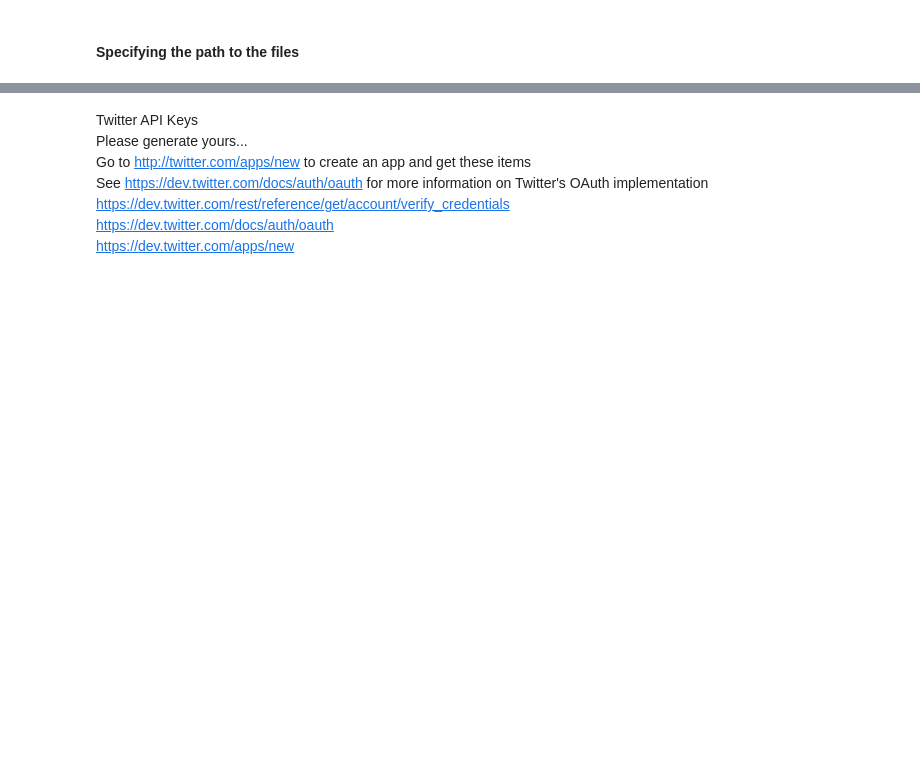
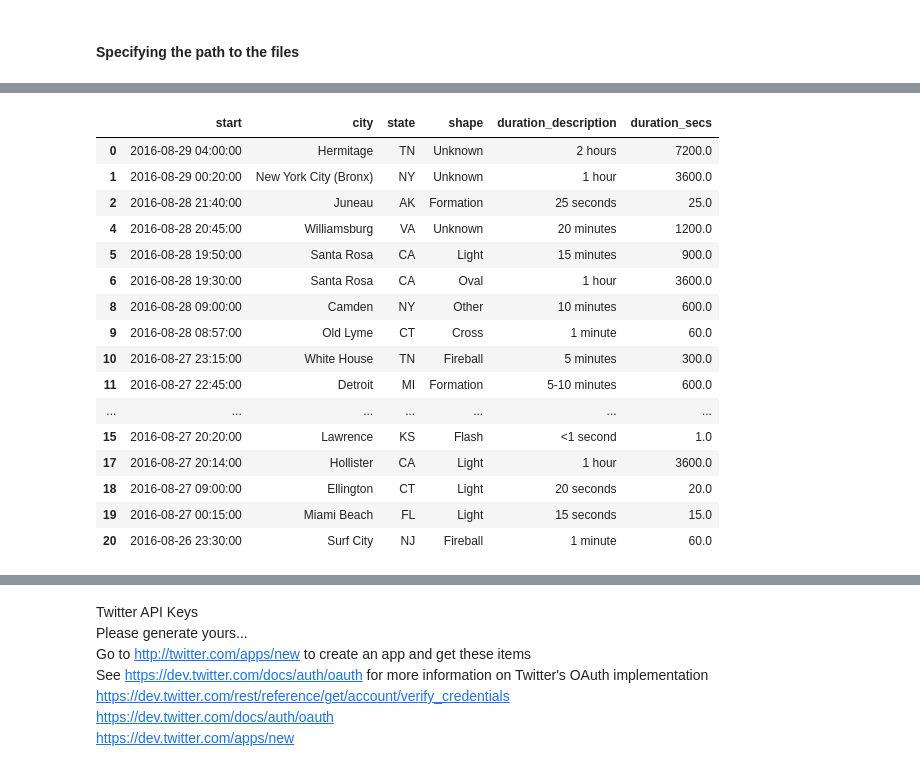
Before and after one commit to rsouza/MMD, a Jupyter notebook: notebooks/07_Spatial_Analysis_Examples.ipynb, the cells around one changed output, grey strips where cells are left out. Drawn from its saved outputs; the diff is of its cells as text; code cells hidden in the pictures; blank space fills up the shorter version.

```diff
--- a/notebooks/07_Twitter_Analysis.ipynb
+++ b/notebooks/07_Spatial_Analysis_Examples.ipynb
@@ -78,0 +142,3 @@ twitter_query = u'Earth'
+# %%
+base_url = "http://www.nuforc.org/webreports/"
+index_url = "http://www.nuforc.org/webreports/ndxevent.html"
@@ -78,0 +177,13 @@ twitter_query = u'Earth'
+# %%
+# get the index page
+raw_page = urllib.request.urlopen(index_url)
+source = BeautifulSoup(raw_page, "html5lib")
+# get all the links in the index page
+func1 = lambda x: (x.text, base_url + x['href'])
+monthly_urls = list(map(func1,source('a')))
+# get  the last 12 links that have a text like 06/2015
+func2 = lambda x: can_cast_as_dt(x[0], "%m/%Y")
+last_year_urls = filter(func2, monthly_urls[0:13])
+# extract the data from each monthly page and flatten the lists of tuples
+last_year_ufos = list(chain(*map(lambda x: get_data_from_url(x[1]), last_year_urls)))
+# initialize a pandas DataFrame with the list of tuples
@@ -78,0 +203,3 @@ twitter_query = u'Earth'
+# %%
+ufos_df = pd.DataFrame(last_year_ufos, columns=["start","city","state","shape","duration_description"])
+ufos_df[0:10]
@@ -78,0 +218,22 @@ twitter_query = u'Earth'
+# %%
+ufos_df.replace(to_replace='', value=np.nan, inplace=True, limit=None, regex=False, method='pad', axis=None)
+ufos_df = ufos_df.dropna()
+ufos_df.head(18)
+# %% [output]
+|  | start | city | state | shape | duration_description | duration_secs |
+| 0 | 2016-08-29 04:00:00 | Hermitage | TN | Unknown | 2 hours | 7200.0 |
+| 1 | 2016-08-29 00:20:00 | New York City (Bronx) | NY | Unknown | 1 hour | 3600.0 |
+| 2 | 2016-08-28 21:40:00 | Juneau | AK | Formation | 25 seconds | 25.0 |
+| 4 | 2016-08-28 20:45:00 | Williamsburg | VA | Unknown | 20 minutes | 1200.0 |
+| 5 | 2016-08-28 19:50:00 | Santa Rosa | CA | Light | 15 minutes | 900.0 |
+| 6 | 2016-08-28 19:30:00 | Santa Rosa | CA | Oval | 1 hour | 3600.0 |
+| 8 | 2016-08-28 09:00:00 | Camden | NY | Other | 10 minutes | 600.0 |
+| 9 | 2016-08-28 08:57:00 | Old Lyme | CT | Cross | 1 minute | 60.0 |
+| 10 | 2016-08-27 23:15:00 | White House | TN | Fireball | 5 minutes | 300.0 |
+| 11 | 2016-08-27 22:45:00 | Detroit | MI | Formation | 5-10 minutes | 600.0 |
+| ... | ... | ... | ... | ... | ... | ... |
+| 15 | 2016-08-27 20:20:00 | Lawrence | KS | Flash | <1 second | 1.0 |
+| 17 | 2016-08-27 20:14:00 | Hollister | CA | Light | 1 hour | 3600.0 |
+| 18 | 2016-08-27 09:00:00 | Ellington | CT | Light | 20 seconds | 20.0 |
+| 19 | 2016-08-27 00:15:00 | Miami Beach | FL | Light | 15 seconds | 15.0 |
+| 20 | 2016-08-26 23:30:00 | Surf City | NJ | Fireball | 1 minute | 60.0 |
```
Also changed, not shown: parts of 38 cells of this notebook, 1 other file.
